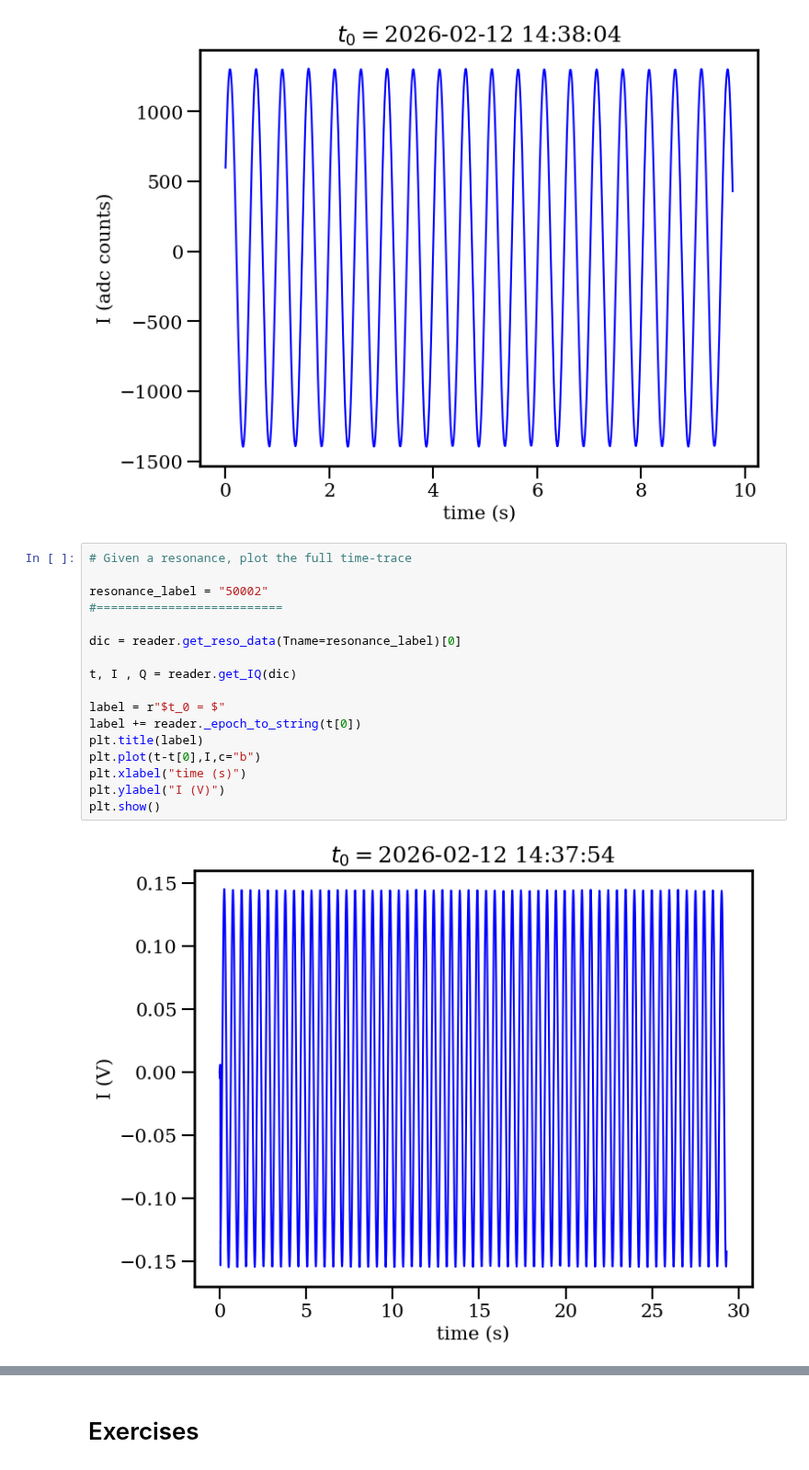
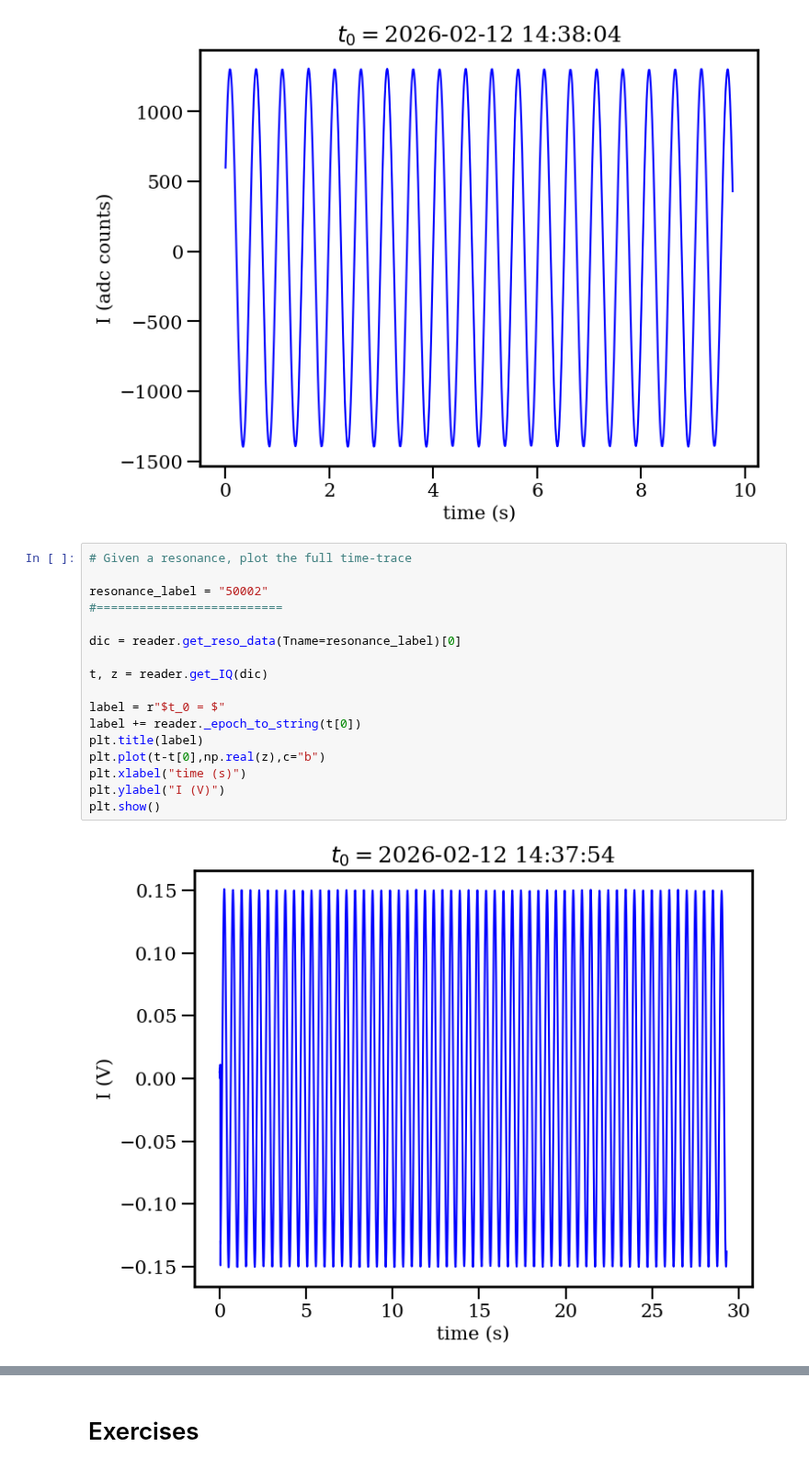
Before and after one commit to Lab5015/BAWSHA, a Jupyter notebook: tutorials/gwReader.ipynb, the cells around one changed output, grey strips where cells are left out. Shown at 92% size. Saved outputs shown, nothing was run; the diff lists cells and outputs as text.

```diff
--- a/tutorials/gwReader.ipynb
+++ b/tutorials/gwReader.ipynb
@@ -294,19 +294,19 @@ reader.set_conversion(None) # Use the default calibration again
 # %%
 # Given a resonance, plot the full time-trace
 
 resonance_label = "50002"
 #==========================
 
 dic = reader.get_reso_data(Tname=resonance_label)[0]
 
-t, I , Q = reader.get_IQ(dic)
+t, z = reader.get_IQ(dic)
 
 label = r"$t_0 = $"
 label += reader._epoch_to_string(t[0])
 plt.title(label)
-plt.plot(t-t[0],I,c="b")
+plt.plot(t-t[0],np.real(z),c="b")
 plt.xlabel("time (s)")
 plt.ylabel("I (V)")
 plt.show()
 # %% [output]
-[figure, old version]
+[figure, new version]
```
Also changed, not shown: parts of 3 cells of this notebook.
